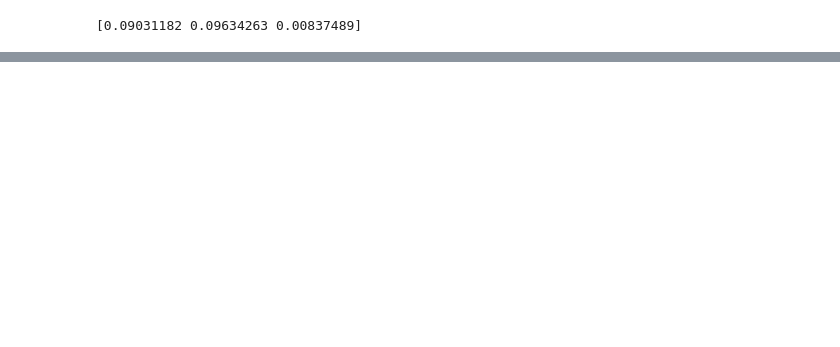
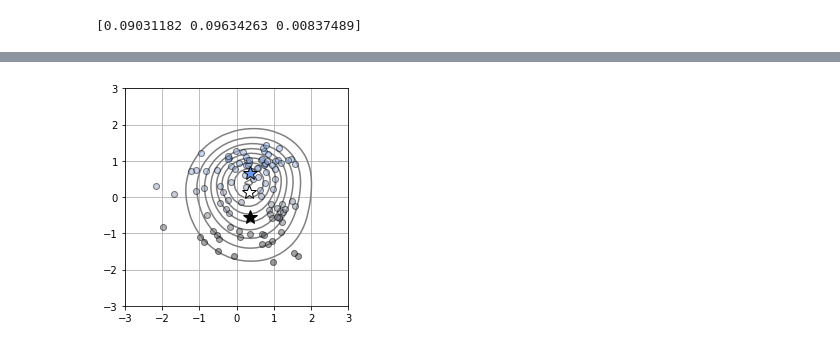
Before and after one commit to leejukyu/-, a Jupyter notebook: 비지도학습.ipynb, the cells around one changed output, grey strips where cells are left out. Cells and saved outputs as stored; diff of their text form; code cells hidden in the pictures; blank space fills up the shorter version.

```diff
--- a/비지도학습.ipynb
+++ b/비지도학습.ipynb
@@ -243,0 +302,31 @@ TypeError: ignored
+# %%
+# Pi, Mu, Sigma 갱신(M step)
+def m_step_mixgauss(x, gamma):
+    N,D = x.shape
+    N,K = gamma.shape
+    # pi를 계산
+    pi = np.sum(gamma, axis=0)/N
+    # mu를 계산
+    mu = np.zeros((K,D))
+    for k in range(K):
+        for d in range(D):
+            mu[k,d] = np.dot(gamma[:, k], x[:,d]) / np.sum(gamma[:,k])
+    # sigma를 계산
+    sigma = np.zeros((K,D,D))
+    for k in range(K):
+        for n in range(N):
+            wk = x - mu[k, :]
+            wk = wk[n, :, np.newaxis]
+            sigma[k, :, :] = sigma[k,:,:] + gamma[n,k] * np.dot(wk,wk.T)
+        sigma[k, :, :] = sigma[k,:,:] / np.sum(gamma[:,k])
+    return pi, mu, sigma
+
+# 메인
+Pi, Mu, Sigma = m_step_mixgauss(X, Gamma)
+# %%
+# 표시
+plt.figure(1, figsize = (4,4))
+show_mixgauss_prm(X, Gamma, Pi, Mu, Sigma)
+plt.show()
+# %% [output]
+[figure, added]
```
Also changed, not shown: parts of 14 cells of this notebook.
